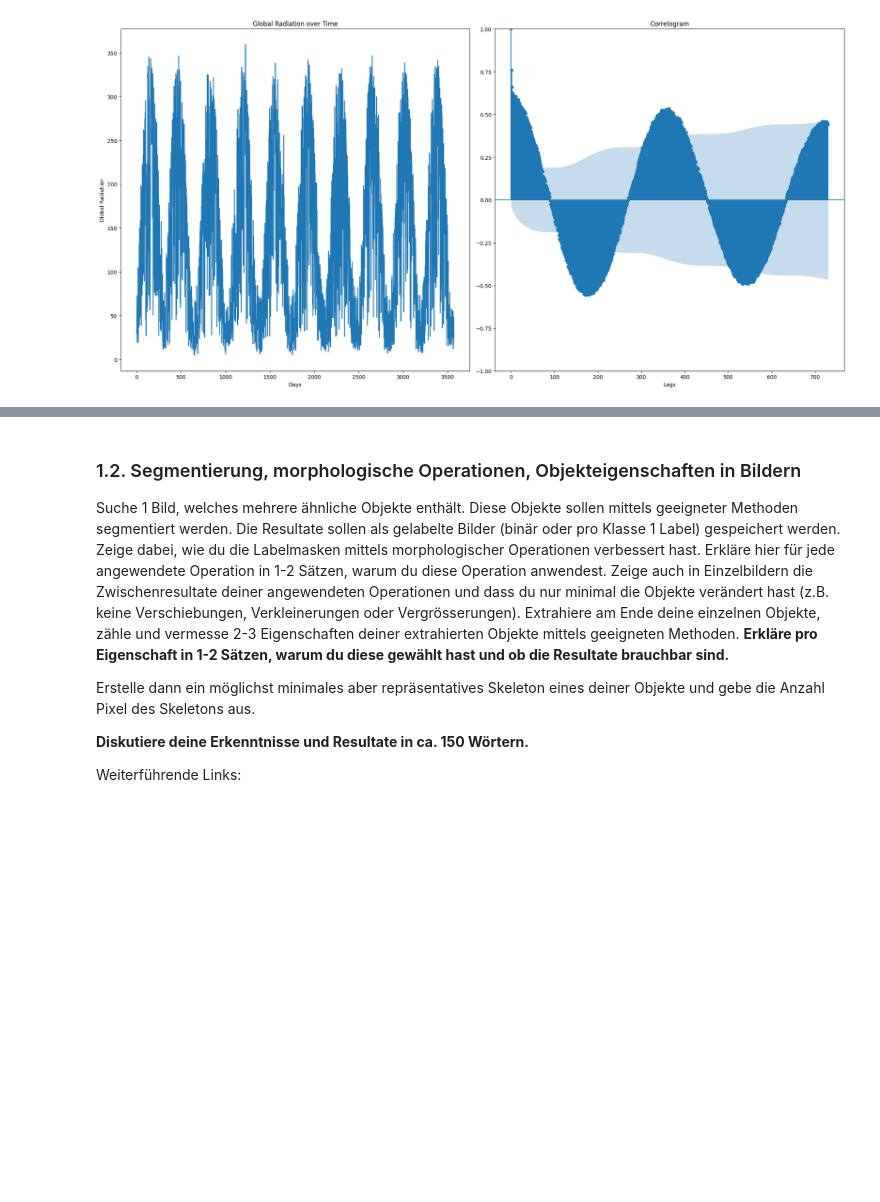
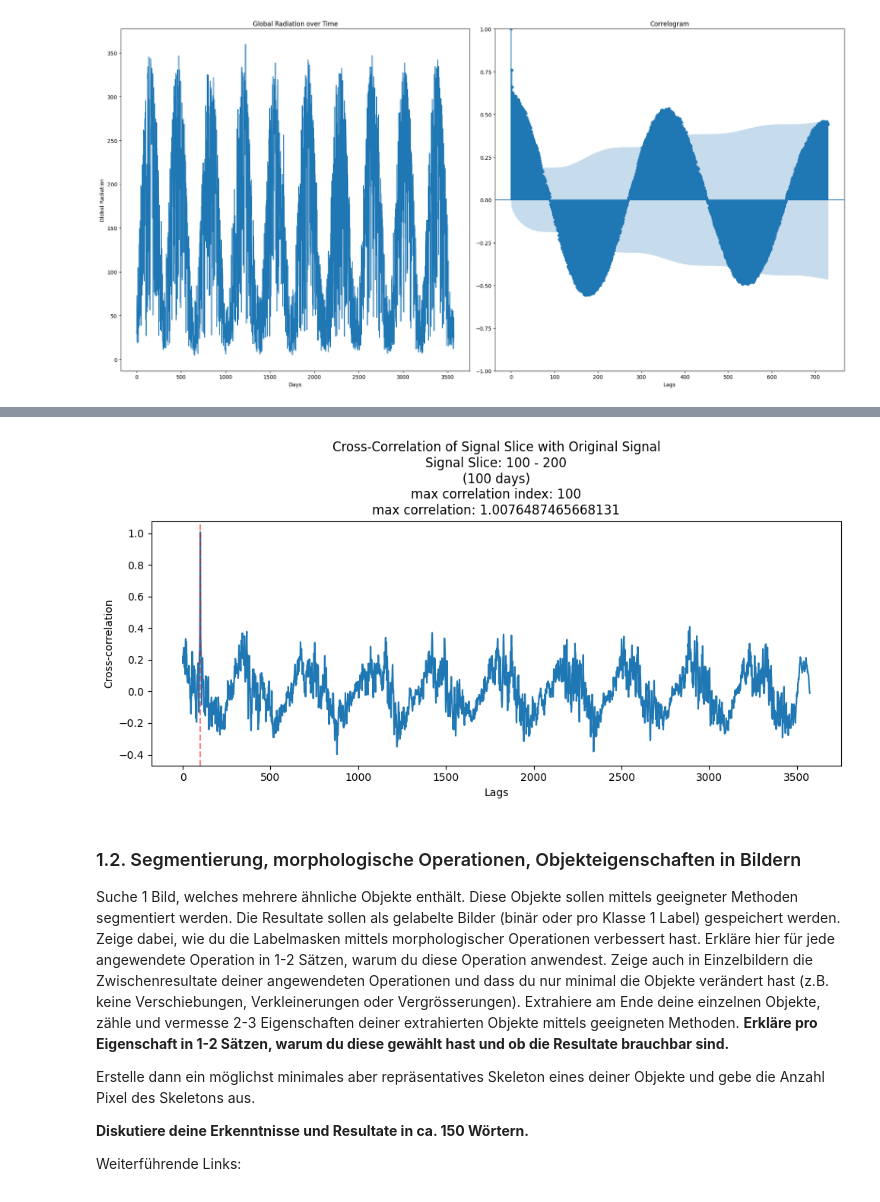
Before and after one commit to florinbarbisch/gbsv, a Jupyter notebook: mc2.ipynb, the cells around one changed output, grey strips where cells are left out. Drawn from its saved outputs; the diff is of its cells as text; code cells hidden in the pictures; blank space fills up the shorter version.

Commit message:
Added: cross correlation

```diff
--- a/mc2.ipynb
+++ b/mc2.ipynb
@@ -44,10 +46,10 @@ import statsmodels.api as sm
 mythenquai_df = pd.read_csv("signal/messwerte_mythenquai_seit2007-2023.csv")
 global_radiation = mythenquai_df["global_radiation"].values[144000:658718] # missing values at the end (Baustelle)
 print(f"number of nan: {sum(pd.isna(global_radiation))}")
-global_radiation = global_radiation[:-(global_radiation.shape[0] % 144)]
-global_radiation = global_radiation.reshape((-1, 144))
-global_radiation = global_radiation.mean(axis=1)
-print(f"Global Radation of {global_radiation.shape[0]} days")
+daily_radiation = global_radiation[:-(global_radiation.shape[0] % 144)]
+daily_radiation = daily_radiation.reshape((-1, 144))
+daily_radiation = daily_radiation.mean(axis=1)
+print(f"Global Radation of {daily_radiation.shape[0]} days")
 # %% [output]
 number of nan: 0
 Global Radation of 3574 days
@@ -71,3 +75,28 @@ In der obenstehenden Grafik sieht man links die durchschnittliche Strahlung pro
+# %%
+start_day = 100
+end_day = 200
+signal_slice = daily_radiation[start_day:end_day]
+
+# we want to compute backward lag, so we need to reverse the cross_correlation
+# because the statsmodels ccf function computes only forward lag
+cross_correlation = ccf(signal_slice[::-1], daily_radiation[::-1], adjusted=False)
+cross_correlation = cross_correlation
+
+plt.figure(figsize=(10,5))
+plt.plot(cross_correlation)
+plt.title('Cross-Correlation of Signal Slice with Original Signal\n'
+          f'Signal Slice: {start_day} - {end_day}\n'
+          f'({end_day-start_day} days)\n'
+          f'max correlation index: {np.argmax(cross_correlation)}\n'
+          f'max correlation: {np.max(cross_correlation)}')
+plt.xlabel('Lags')
+plt.ylabel('Cross-correlation')
+
+plt.axvline(np.argmax(cross_correlation), color='red', alpha=0.5, linestyle='--')
+plt.tight_layout()
+plt.show()
+# %% [output]
+[figure, added]
 # %% [markdown]
 
 ### 1.2. Segmentierung, morphologische Operationen, Objekteigenschaften in Bildern
```
Also changed, not shown: parts of 3 cells of this notebook.
